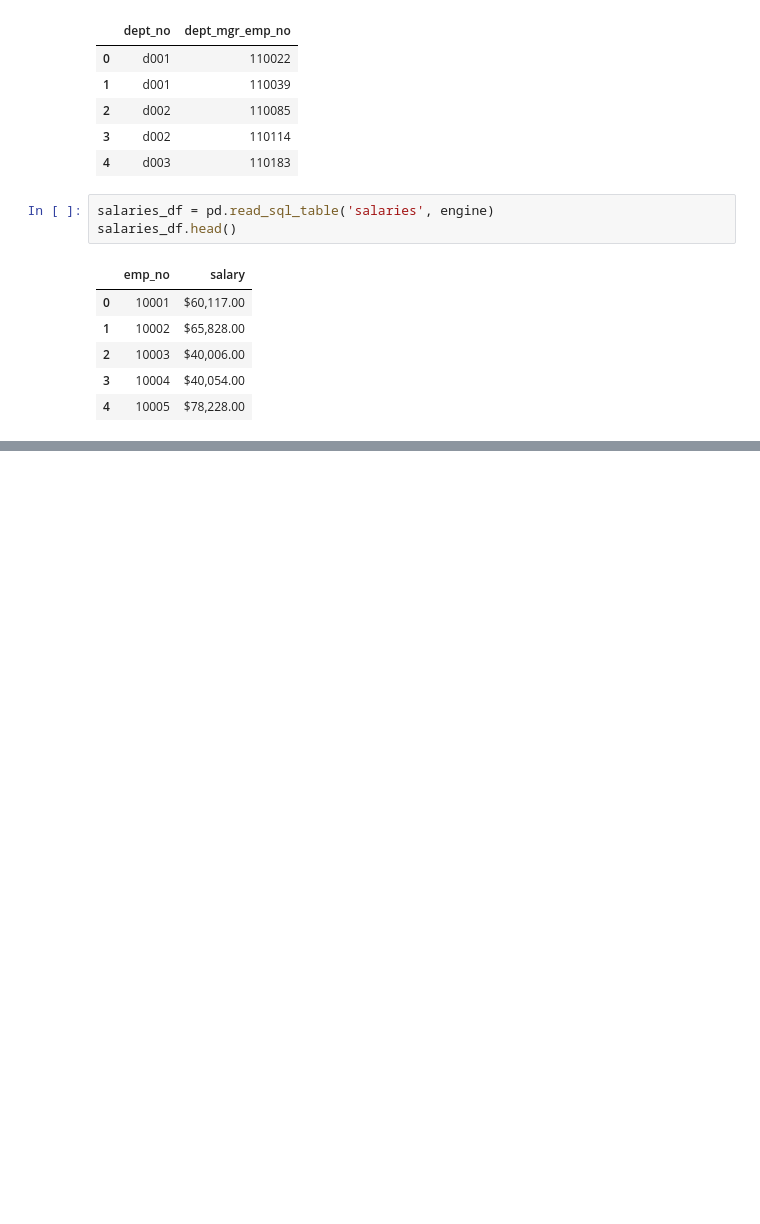
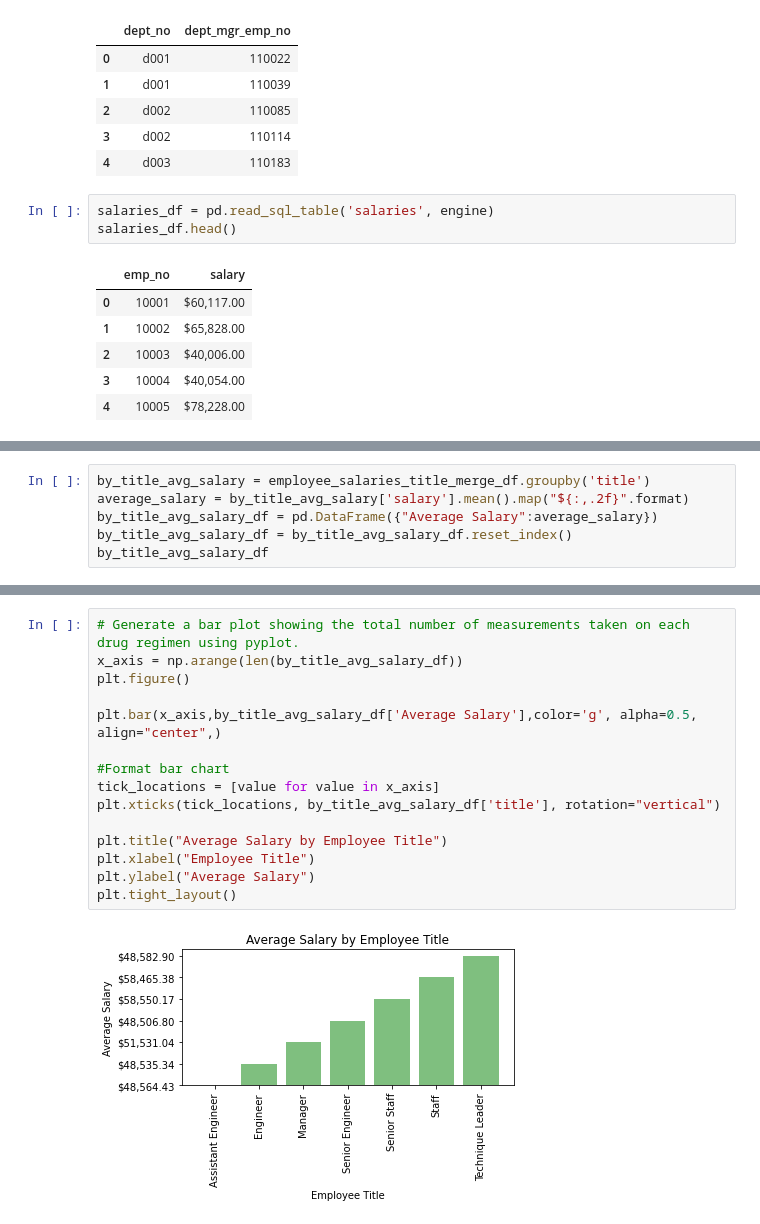
Before and after one commit to mnolker/SQL-challenge, a Jupyter notebook: EmployeeSQL/EmployeeSQL_Bonus.ipynb, the cells around one changed output, grey strips where cells are left out. Drawn from its saved outputs; the diff is of its cells as text; blank space fills up the shorter version.

```diff
--- a/EmployeeSQL/EmployeeSQL_Bonus.ipynb
+++ b/EmployeeSQL/EmployeeSQL_Bonus.ipynb
@@ -95,0 +187,6 @@ title_df.head()
+# %%
+by_title_avg_salary = employee_salaries_title_merge_df.groupby('title')
+average_salary = by_title_avg_salary['salary'].mean().map("${:,.2f}".format)
+by_title_avg_salary_df = pd.DataFrame({"Average Salary":average_salary})
+by_title_avg_salary_df = by_title_avg_salary_df.reset_index()
+by_title_avg_salary_df
@@ -95,0 +202,17 @@ title_df.head()
+# %%
+# Generate a bar plot showing the total number of measurements taken on each drug regimen using pyplot.
+x_axis = np.arange(len(by_title_avg_salary_df))
+plt.figure()
+
+plt.bar(x_axis,by_title_avg_salary_df['Average Salary'],color='g', alpha=0.5, align="center",)
+
+#Format bar chart
+tick_locations = [value for value in x_axis]
+plt.xticks(tick_locations, by_title_avg_salary_df['title'], rotation="vertical")
+
+plt.title("Average Salary by Employee Title")
+plt.xlabel("Employee Title")
+plt.ylabel("Average Salary")
+plt.tight_layout()
+# %% [output]
+[figure, added]
```
Also changed, not shown: parts of 10 cells of this notebook, 1 other file.
